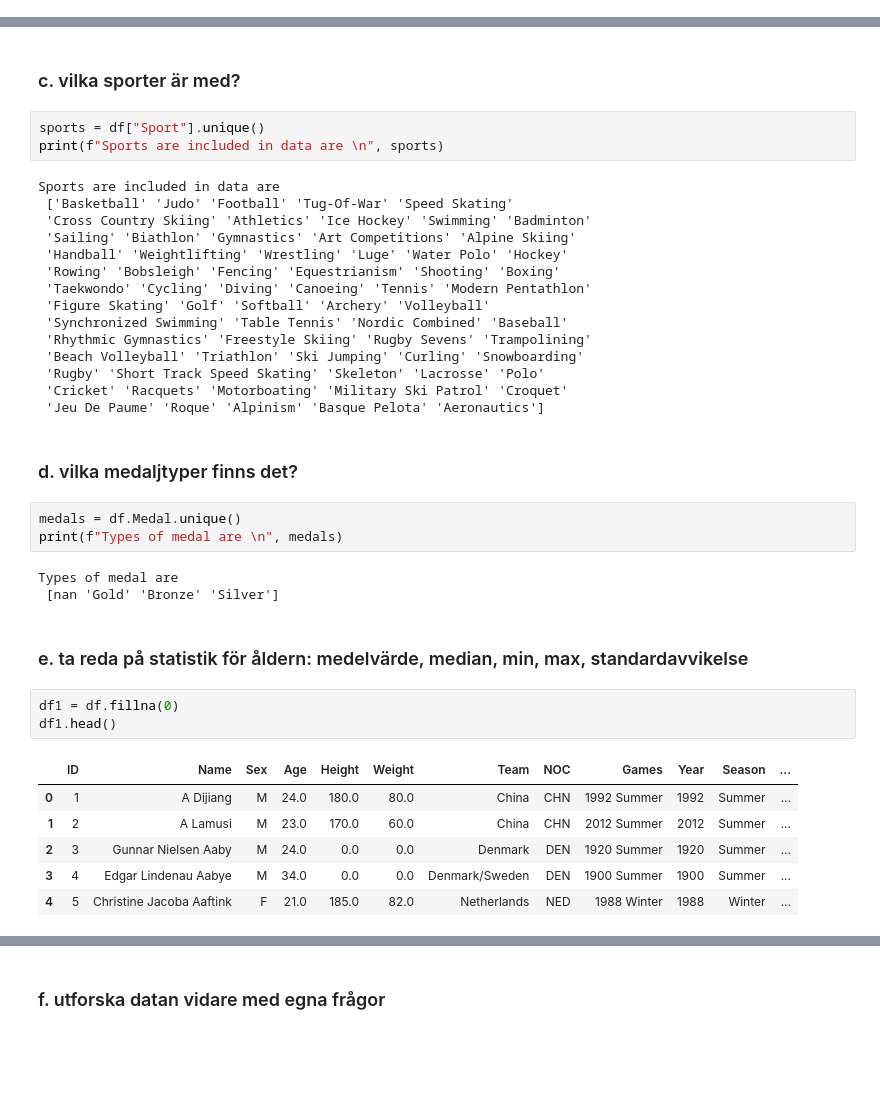
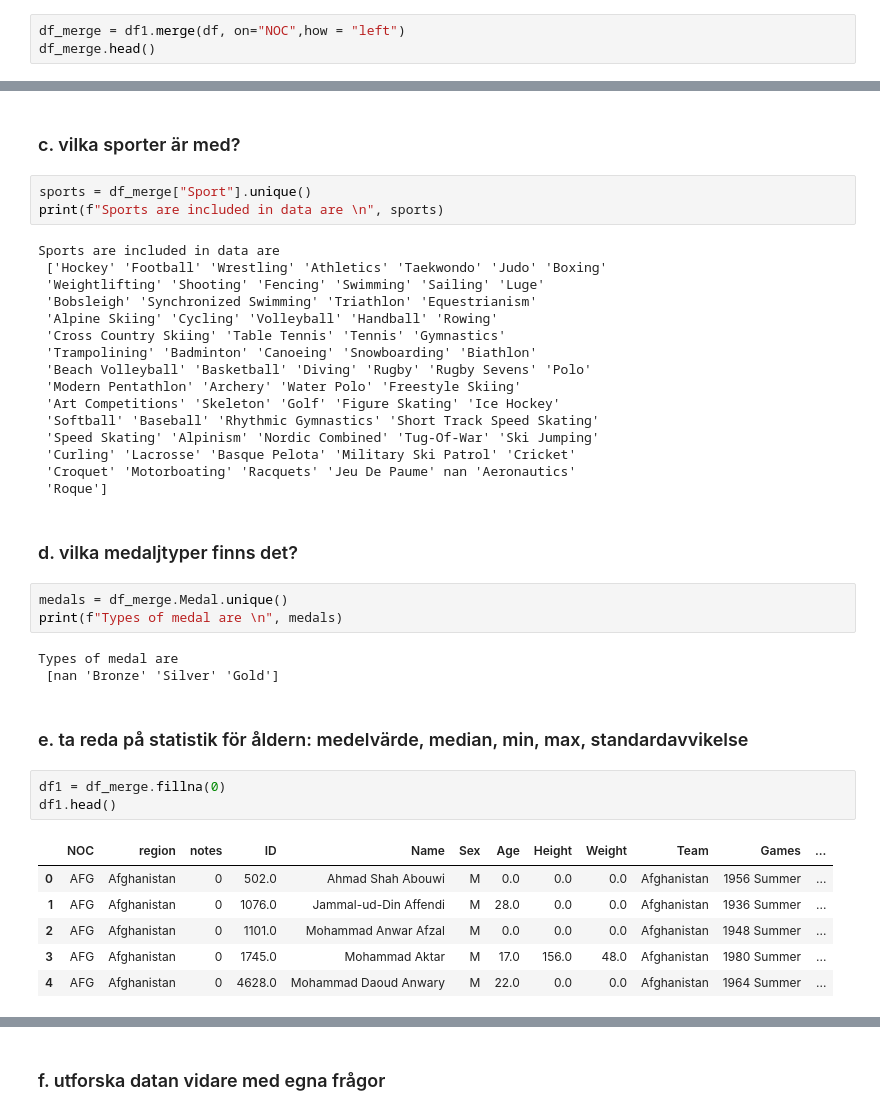
Before and after one commit to wlinds/ITHS-Projekt-OS, a Jupyter notebook: Project/Uppgift 0.ipynb, the cells around one changed output, grey strips where cells are left out. Saved outputs shown, nothing was run; the diff lists cells and outputs as text; blank space fills up the shorter version.

```diff
--- a/Project/Uppgift 0.ipynb
+++ b/Project/Uppgift 0.ipynb
@@ -3,0 +27,3 @@ Börja med att göra explorativ dataanalys över hela datasettet. Generella frå
+# %%
+df_merge = df1.merge(df, on="NOC",how = "left")
+df_merge.head()
@@ -66,43 +67,44 @@ Countries are involved in data are
 # %% [markdown]
 ### c. vilka sporter är med?
 # %%
-sports = df["Sport"].unique()
+sports = df_merge["Sport"].unique()
 print(f"Sports are included in data are \n", sports)
 # %% [output]
 Sports are included in data are
- ['Basketball' 'Judo' 'Football' 'Tug-Of-War' 'Speed Skating'
- 'Cross Country Skiing' 'Athletics' 'Ice Hockey' 'Swimming' 'Badminton'
- 'Sailing' 'Biathlon' 'Gymnastics' 'Art Competitions' 'Alpine Skiing'
- 'Handball' 'Weightlifting' 'Wrestling' 'Luge' 'Water Polo' 'Hockey'
- 'Rowing' 'Bobsleigh' 'Fencing' 'Equestrianism' 'Shooting' 'Boxing'
- 'Taekwondo' 'Cycling' 'Diving' 'Canoeing' 'Tennis' 'Modern Pentathlon'
- 'Figure Skating' 'Golf' 'Softball' 'Archery' 'Volleyball'
- 'Synchronized Swimming' 'Table Tennis' 'Nordic Combined' 'Baseball'
- 'Rhythmic Gymnastics' 'Freestyle Skiing' 'Rugby Sevens' 'Trampolining'
- 'Beach Volleyball' 'Triathlon' 'Ski Jumping' 'Curling' 'Snowboarding'
- 'Rugby' 'Short Track Speed Skating' 'Skeleton' 'Lacrosse' 'Polo'
- 'Cricket' 'Racquets' 'Motorboating' 'Military Ski Patrol' 'Croquet'
- 'Jeu De Paume' 'Roque' 'Alpinism' 'Basque Pelota' 'Aeronautics']
+ ['Hockey' 'Football' 'Wrestling' 'Athletics' 'Taekwondo' 'Judo' 'Boxing'
+ 'Weightlifting' 'Shooting' 'Fencing' 'Swimming' 'Sailing' 'Luge'
+ 'Bobsleigh' 'Synchronized Swimming' 'Triathlon' 'Equestrianism'
+ 'Alpine Skiing' 'Cycling' 'Volleyball' 'Handball' 'Rowing'
+ 'Cross Country Skiing' 'Table Tennis' 'Tennis' 'Gymnastics'
+ 'Trampolining' 'Badminton' 'Canoeing' 'Snowboarding' 'Biathlon'
+ 'Beach Volleyball' 'Basketball' 'Diving' 'Rugby' 'Rugby Sevens' 'Polo'
+ 'Modern Pentathlon' 'Archery' 'Water Polo' 'Freestyle Skiing'
+ 'Art Competitions' 'Skeleton' 'Golf' 'Figure Skating' 'Ice Hockey'
+ 'Softball' 'Baseball' 'Rhythmic Gymnastics' 'Short Track Speed Skating'
+ 'Speed Skating' 'Alpinism' 'Nordic Combined' 'Tug-Of-War' 'Ski Jumping'
+ 'Curling' 'Lacrosse' 'Basque Pelota' 'Military Ski Patrol' 'Cricket'
+ 'Croquet' 'Motorboating' 'Racquets' 'Jeu De Paume' nan 'Aeronautics'
+ 'Roque']
 # %% [markdown]
 ### d. vilka medaljtyper finns det?
 # %%
-medals = df.Medal.unique()
+medals = df_merge.Medal.unique()
 print(f"Types of medal are \n", medals)
 # %% [output]
 Types of medal are
- [nan 'Gold' 'Bronze' 'Silver']
+ [nan 'Bronze' 'Silver' 'Gold']
 # %% [markdown]
 ###   e. ta reda på statistik för åldern: medelvärde, median, min, max, standardavvikelse
 # %%
-df1 = df.fillna(0)
+df1 = df_merge.fillna(0)
 df1.head()
 # %% [output]
-|  | ID | Name | Sex | Age | Height | Weight | Team | NOC | Games | Year | Season | ... |
-| 0 | 1 | A Dijiang | M | 24.0 | 180.0 | 80.0 | China | CHN | 1992 Summer | 1992 | Summer | ... |
-| 1 | 2 | A Lamusi | M | 23.0 | 170.0 | 60.0 | China | CHN | 2012 Summer | 2012 | Summer | ... |
-| 2 | 3 | Gunnar Nielsen Aaby | M | 24.0 | 0.0 | 0.0 | Denmark | DEN | 1920 Summer | 1920 | Summer | ... |
-| 3 | 4 | Edgar Lindenau Aabye | M | 34.0 | 0.0 | 0.0 | Denmark/Sweden | DEN | 1900 Summer | 1900 | Summer | ... |
-| 4 | 5 | Christine Jacoba Aaftink | F | 21.0 | 185.0 | 82.0 | Netherlands | NED | 1988 Winter | 1988 | Winter | ... |
+|  | NOC | region | notes | ID | Name | Sex | Age | Height | Weight | Team | Games | ... |
+| 0 | AFG | Afghanistan | 0 | 502.0 | Ahmad Shah Abouwi | M | 0.0 | 0.0 | 0.0 | Afghanistan | 1956 Summer | ... |
+| 1 | AFG | Afghanistan | 0 | 1076.0 | Jammal-ud-Din Affendi | M | 28.0 | 0.0 | 0.0 | Afghanistan | 1936 Summer | ... |
+| 2 | AFG | Afghanistan | 0 | 1101.0 | Mohammad Anwar Afzal | M | 0.0 | 0.0 | 0.0 | Afghanistan | 1948 Summer | ... |
+| 3 | AFG | Afghanistan | 0 | 1745.0 | Mohammad Aktar | M | 17.0 | 156.0 | 48.0 | Afghanistan | 1980 Summer | ... |
+| 4 | AFG | Afghanistan | 0 | 4628.0 | Mohammad Daoud Anwary | M | 22.0 | 0.0 | 0.0 | Afghanistan | 1964 Summer | ... |
 # %%
 mean = df1["Age"].mean() # average value of age
 print(f"The mean value of Age is ", mean)
```
Also changed, not shown: parts of 22 cells of this notebook.
